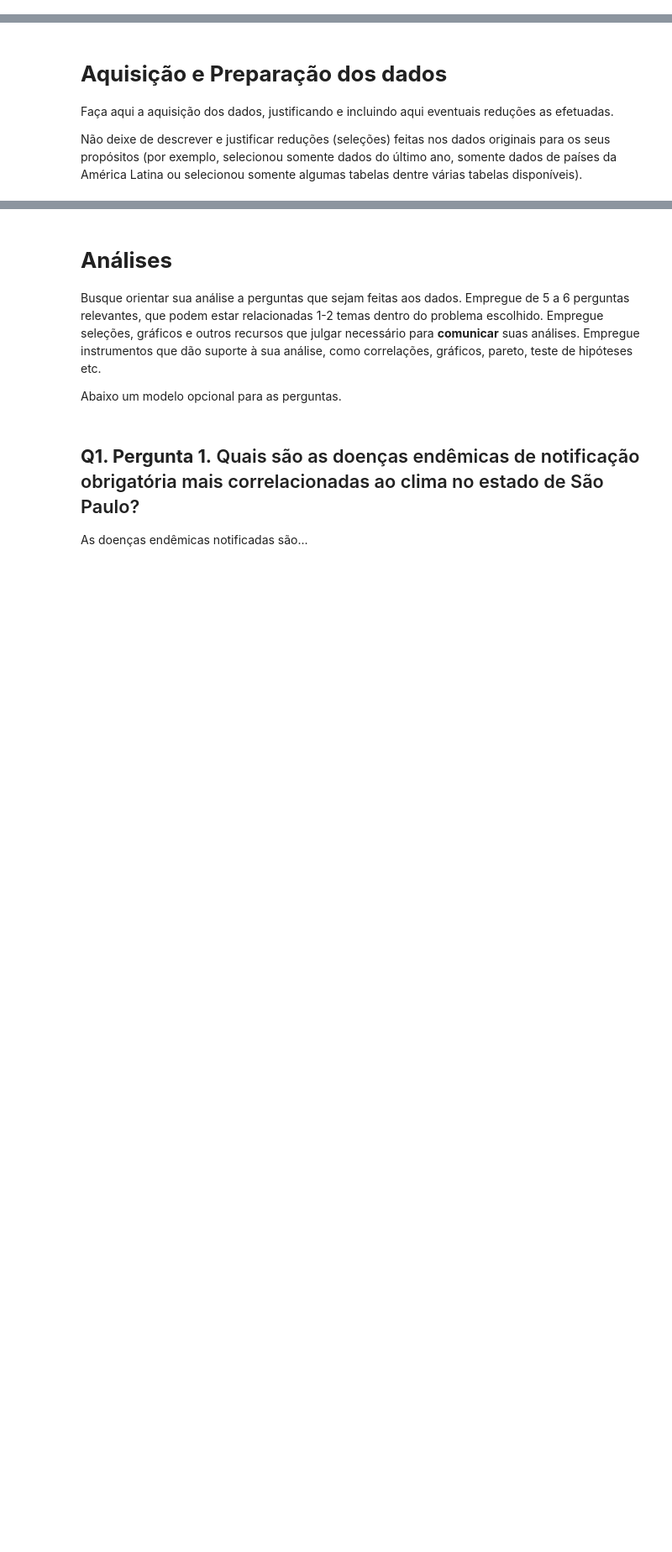
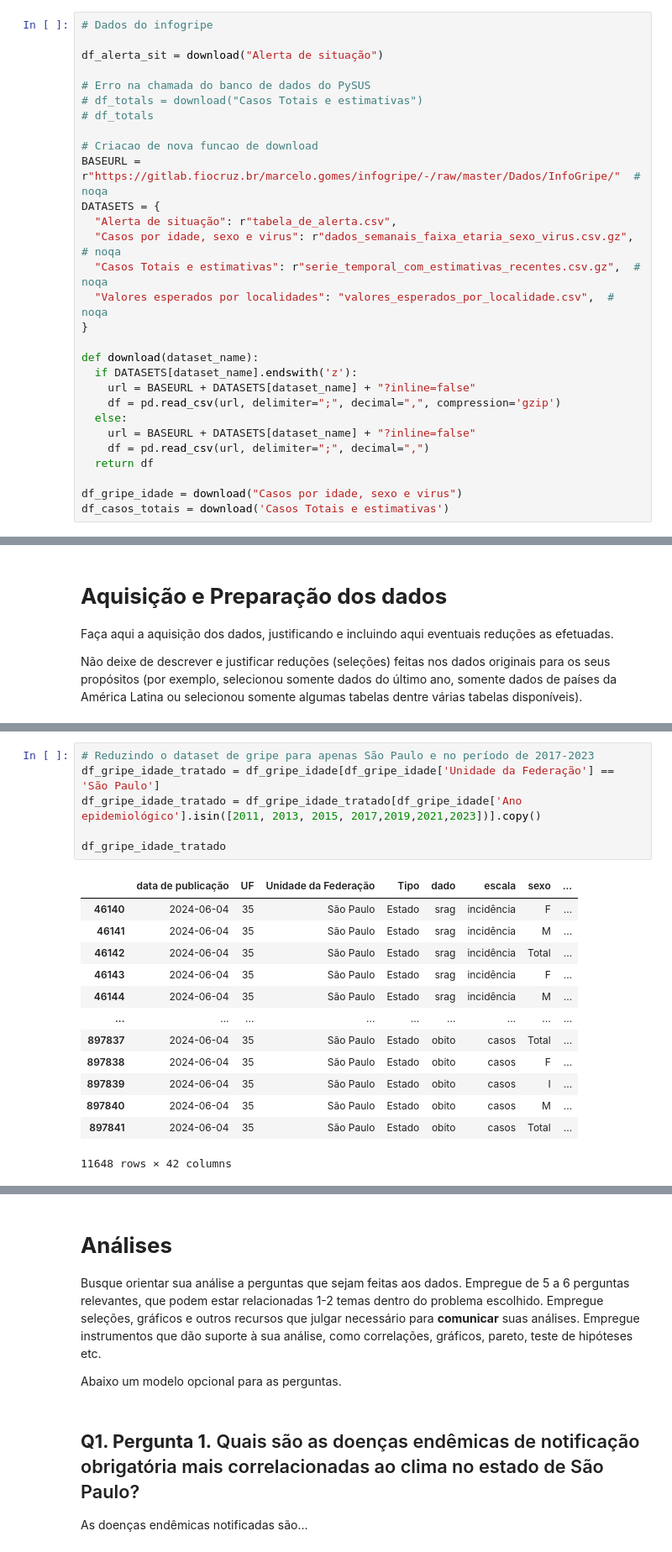
Before and after one commit to cesarfkb/trabalho-CD-semestral, a Jupyter notebook: Projeto_S1_CD.ipynb, the cells around one changed output, grey strips where cells are left out. Shown: that part at 84% size. Saved outputs shown, nothing was run; the diff lists cells and outputs as text; blank space fills up the shorter version.

```diff
--- a/Projeto_S1_CD.ipynb
+++ b/Projeto_S1_CD.ipynb
@@ -28,0 +96,29 @@ Descreva sumariamente a fonte e os dados empregados.
+# %%
+# Dados do infogripe
+
+df_alerta_sit = download("Alerta de situação")
+
+# Erro na chamada do banco de dados do PySUS
+# df_totals = download("Casos Totais e estimativas")
+# df_totals
+
+# Criacao de nova funcao de download
+BASEURL = r"https://gitlab.fiocruz.br/marcelo.gomes/infogripe/-/raw/master/Dados/InfoGripe/"  # noqa
+DATASETS = {
+  "Alerta de situação": r"tabela_de_alerta.csv",
+  "Casos por idade, sexo e virus": r"dados_semanais_faixa_etaria_sexo_virus.csv.gz",  # noqa
+  "Casos Totais e estimativas": r"serie_temporal_com_estimativas_recentes.csv.gz",  # noqa
+  "Valores esperados por localidades": "valores_esperados_por_localidade.csv",  # noqa
+}
+
+def download(dataset_name):
+  if DATASETS[dataset_name].endswith('z'):
+    url = BASEURL + DATASETS[dataset_name] + "?inline=false"
+    df = pd.read_csv(url, delimiter=";", decimal=",", compression='gzip')
+  else:
+    url = BASEURL + DATASETS[dataset_name] + "?inline=false"
+    df = pd.read_csv(url, delimiter=";", decimal=",")
+  return df
+
+df_gripe_idade = download("Casos por idade, sexo e virus")
+df_casos_totais = download('Casos Totais e estimativas')
@@ -36,0 +321,20 @@ Não deixe de descrever e justificar reduções (seleções) feitas nos dados or
+# %%
+# Reduzindo o dataset de gripe para apenas São Paulo e no período de 2017-2023
+df_gripe_idade_tratado = df_gripe_idade[df_gripe_idade['Unidade da Federação'] == 'São Paulo']
+df_gripe_idade_tratado = df_gripe_idade_tratado[df_gripe_idade['Ano epidemiológico'].isin([2011, 2013, 2015, 2017,2019,2021,2023])].copy()
+
+df_gripe_idade_tratado
+# %% [output]
+|  | data de publicação | UF | Unidade da Federação | Tipo | dado | escala | sexo | ... |
+| 46140 | 2024-06-04 | 35 | São Paulo | Estado | srag | incidência | F | ... |
+| 46141 | 2024-06-04 | 35 | São Paulo | Estado | srag | incidência | M | ... |
+| 46142 | 2024-06-04 | 35 | São Paulo | Estado | srag | incidência | Total | ... |
+| 46143 | 2024-06-04 | 35 | São Paulo | Estado | srag | incidência | F | ... |
+| 46144 | 2024-06-04 | 35 | São Paulo | Estado | srag | incidência | M | ... |
+| ... | ... | ... | ... | ... | ... | ... | ... | ... |
+| 897837 | 2024-06-04 | 35 | São Paulo | Estado | obito | casos | Total | ... |
+| 897838 | 2024-06-04 | 35 | São Paulo | Estado | obito | casos | F | ... |
+| 897839 | 2024-06-04 | 35 | São Paulo | Estado | obito | casos | I | ... |
+| 897840 | 2024-06-04 | 35 | São Paulo | Estado | obito | casos | M | ... |
+| 897841 | 2024-06-04 | 35 | São Paulo | Estado | obito | casos | Total | ... |
+11648 rows × 42 columns
```
Also changed, not shown: parts of 29 cells of this notebook.
